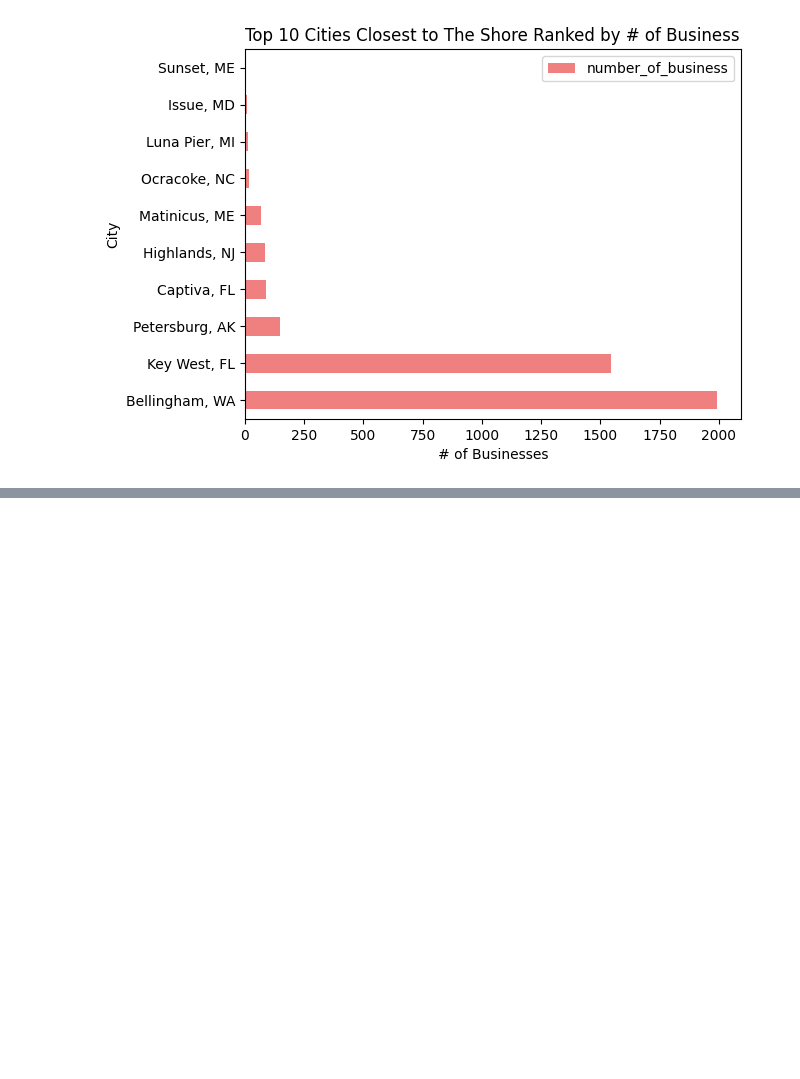
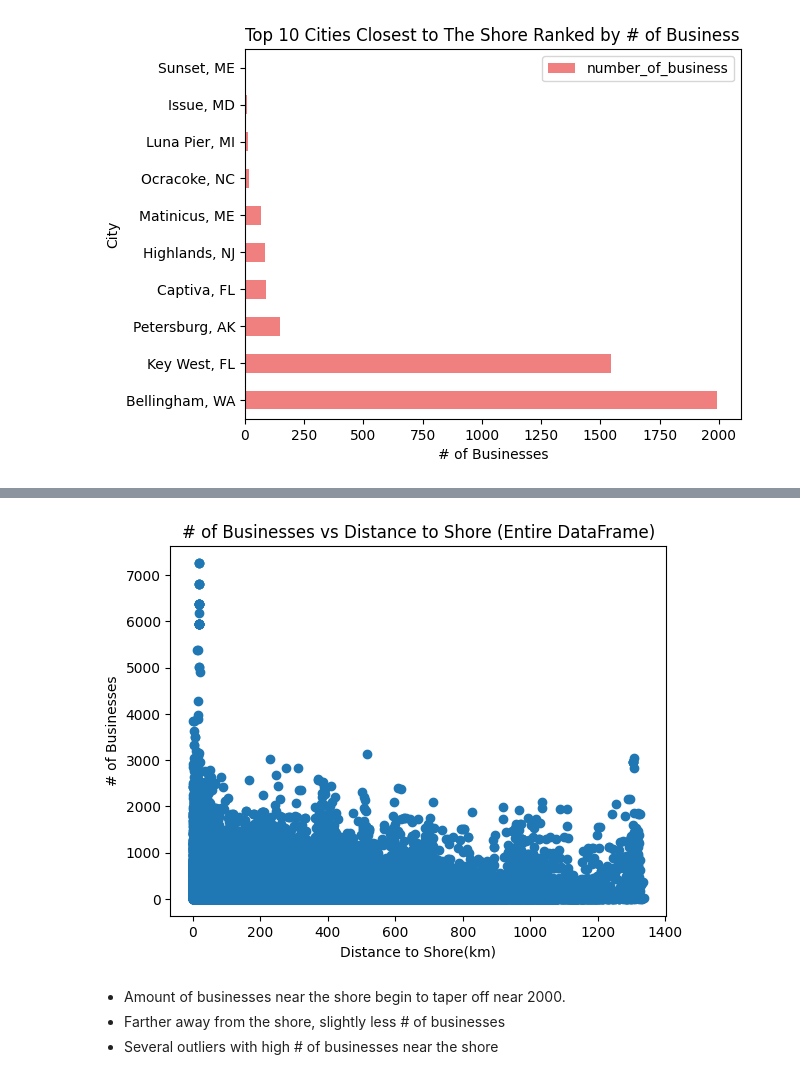
Before and after one commit to ZCWDataSixZero/ExploreZipCodeData_PySpark, a Jupyter notebook: Individual notebooks/a_analysis.ipynb, the cells around one changed output, grey strips where cells are left out. Saved outputs shown, nothing was run; the diff lists cells and outputs as text; code cells hidden in the pictures; blank space fills up the shorter version.

```diff
--- a/Individual notebooks/a_analysis.ipynb
+++ b/Individual notebooks/a_analysis.ipynb
@@ -245,0 +229,3 @@ plt.show()
+# %%
+#read into a dataframe
+df2 = spark.read.csv("/Users/angel/Desktop/Python_Projects/ExploreZipCodeData_PySpark/data/zip_code_demographics.csv", header=True, inferSchema=True)
@@ -245,0 +252,4 @@ plt.show()
+# %%
+#number of biz and distance to shore dataframe
+biz_shore_df = df2[['number_of_business', 'dist_to_shore']]
+biz_shore_df.show()
@@ -245,0 +274,4 @@ plt.show()
+# %%
+#cleaning it up a bit
+biz_shore_df = biz_shore_df.withColumn('dist_to_shore', round('dist_to_shore', 2))
+biz_shore_df.show(5)
@@ -245,0 +293,15 @@ plt.show()
+# %%
+#change to Pandas df
+biz_shore_panda = biz_shore_df.toPandas()
+# %%
+plt.scatter(biz_shore_panda['dist_to_shore'], biz_shore_panda['number_of_business'])
+plt.title("# of Businesses vs Distance to Shore (Entire DataFrame)")
+plt.xlabel("Distance to Shore(km)")
+plt.ylabel("# of Businesses")
+plt.show()
+# %% [output]
+[figure, added]
+# %% [markdown]
+* Amount of businesses near the shore begin to taper off near 2000.
+* Farther away from the shore, slightly less # of businesses
+* Several outliers with high # of businesses near the shore
```
Also changed, not shown: parts of 10 cells of this notebook.
